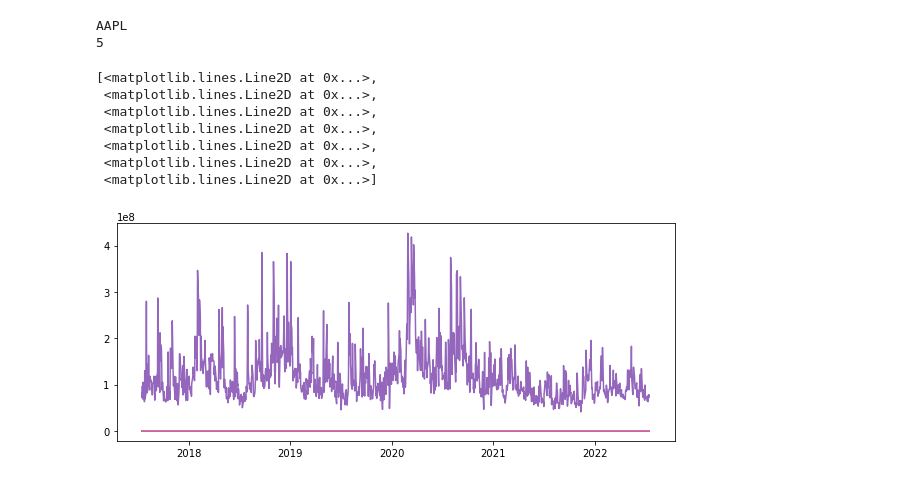
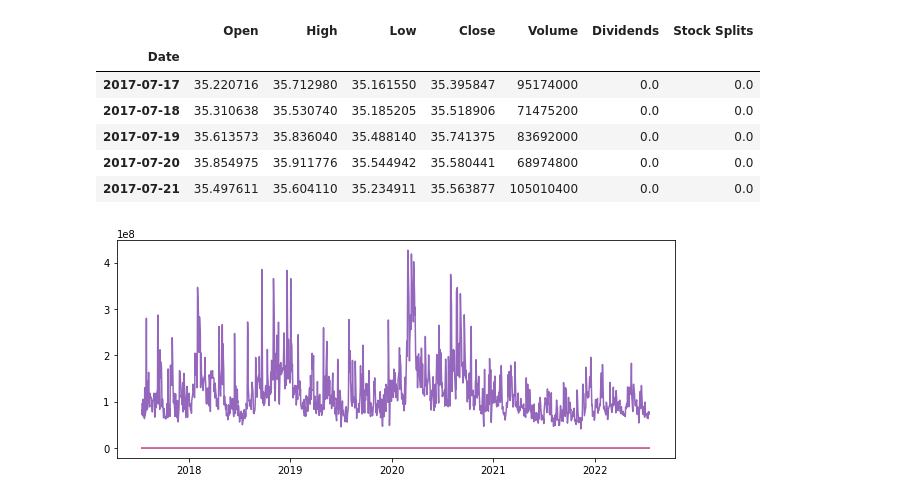
Before and after one commit to VvikK/SmartStock, a Jupyter notebook: SmartStock_main.ipynb, the cells around one changed output. Saved outputs shown, nothing was run; the diff lists cells and outputs as text; code cells hidden in the pictures.

```diff
--- a/SmartStock_main.ipynb
+++ b/SmartStock_main.ipynb
@@ -7,18 +8,15 @@ import yfinance as yf
 # %%
-ticker = input() #change
-yrs = input() #change
-data = yf.Ticker(ticker).history(period=str(yrs + 'y'))
+data = yf.Ticker("AAPL").history(period=str('5y'))
 
 plt.figure(figsize=(10,4))
 plt.plot(data)
+data.head()
 # %% [output]
-AAPL
-5
-[<matplotlib.lines.Line2D at 0x...>,
- <matplotlib.lines.Line2D at 0x...>,
- <matplotlib.lines.Line2D at 0x...>,
- <matplotlib.lines.Line2D at 0x...>,
- <matplotlib.lines.Line2D at 0x...>,
- <matplotlib.lines.Line2D at 0x...>,
- <matplotlib.lines.Line2D at 0x...>]
+|  | Open | High | Low | Close | Volume | Dividends | Stock Splits |
+| Date |  |  |  |  |  |  |  |
+| 2017-07-17 | 35.220716 | 35.712980 | 35.161550 | 35.395847 | 95174000 | 0.0 | 0.0 |
+| 2017-07-18 | 35.310638 | 35.530740 | 35.185205 | 35.518906 | 71475200 | 0.0 | 0.0 |
+| 2017-07-19 | 35.613573 | 35.836040 | 35.488140 | 35.741375 | 83692000 | 0.0 | 0.0 |
+| 2017-07-20 | 35.854975 | 35.911776 | 35.544942 | 35.580441 | 68974800 | 0.0 | 0.0 |
+| 2017-07-21 | 35.497611 | 35.604110 | 35.234911 | 35.563877 | 105010400 | 0.0 | 0.0 |
 [figure]
```
Also changed, not shown: parts of 4 cells of this notebook.
